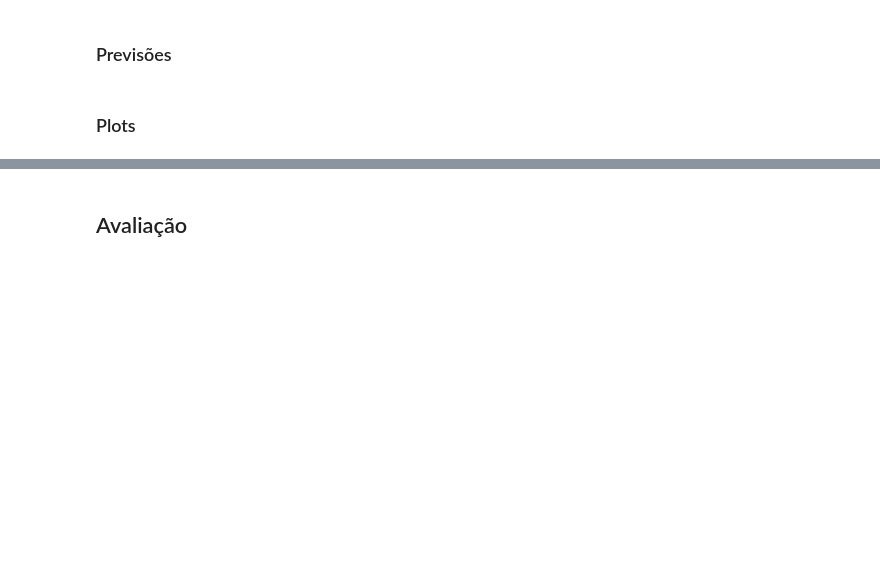
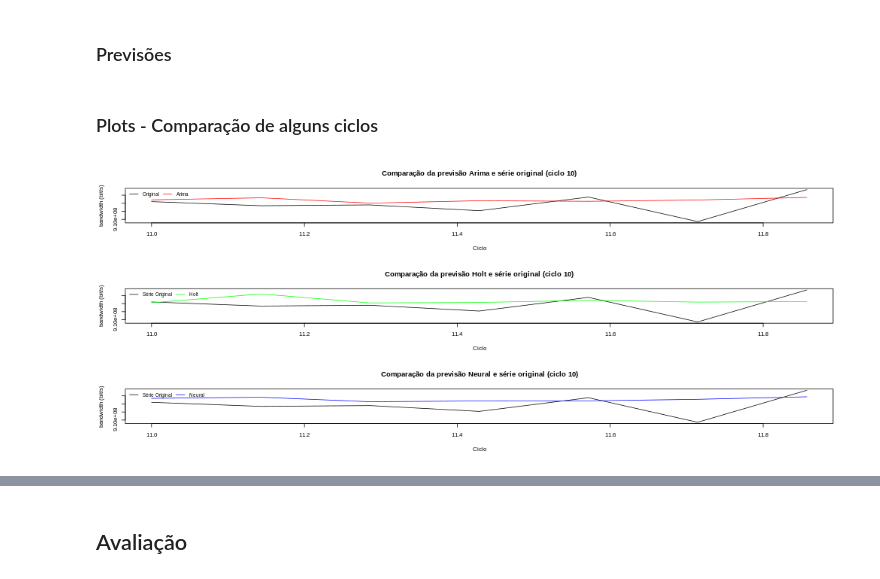
Before and after one commit to LarcesUece/UECE-RNP-PMon2022, a Jupyter notebook: Teste-inicial-TP12210822.ipynb, the cells around one changed output, grey strips where cells are left out. Cells and saved outputs as stored; diff of their text form; code cells hidden in the pictures; blank space fills up the shorter version.

```diff
--- a/Teste-inicial-TP12210822.ipynb
+++ b/Teste-inicial-TP12210822.ipynb
@@ -340,4 +348,23 @@ prevHolt25 = forecast(mytsHoltETS25, h=7)
 prevHolt30 = forecast(mytsHoltETS30, h=7)
 prevHolt35 = forecast(mytsHoltETS35, h=7)
 # %% [markdown]
-### Plots
+### Plots - Comparação de alguns ciclos
+# %%
+%%R -h 400 -w 1000 # ciclo 10
+
+par(mfrow = c(3, 1))
+plot(mytsTest2, main="Comparação da previsão Arima e série original (ciclo 10)", xlab="Ciclo", ylab="bandwidth (bit/s)")
+lines(prevArima10$mean, col="red")
+legend("topleft", legend = c("Original", "Arima"), col = c("black", "red"), lty=1:1, cex=0.8, bty = "n", horiz=T)
+
+plot(mytsTest2, main="Comparação da previsão Holt e série original (ciclo 10)", xlab="Ciclo", ylab="bandwidth (bit/s)")
+lines(prevHolt10$mean, col="green")
+legend("topleft", legend = c("Série Original", "Holt"), col = c("black", "green"), lty=1:1, cex=0.8, bty = "n", horiz=T)
+
+plot(mytsTest2, main="Comparação da previsão Neural e série original (ciclo 10)", xlab="Ciclo", ylab="bandwidth (bit/s)")
+lines(prevNeural10$mean, col="blue")
+legend("topleft", legend = c("Série Original", "Neural"), col = c("black", "blue"), lty=1:1, cex=0.8, bty = "n", horiz=T)
+
+#dev.off()
+# %% [output]
+[figure, added]
```
Also changed, not shown: parts of 12 cells of this notebook.
